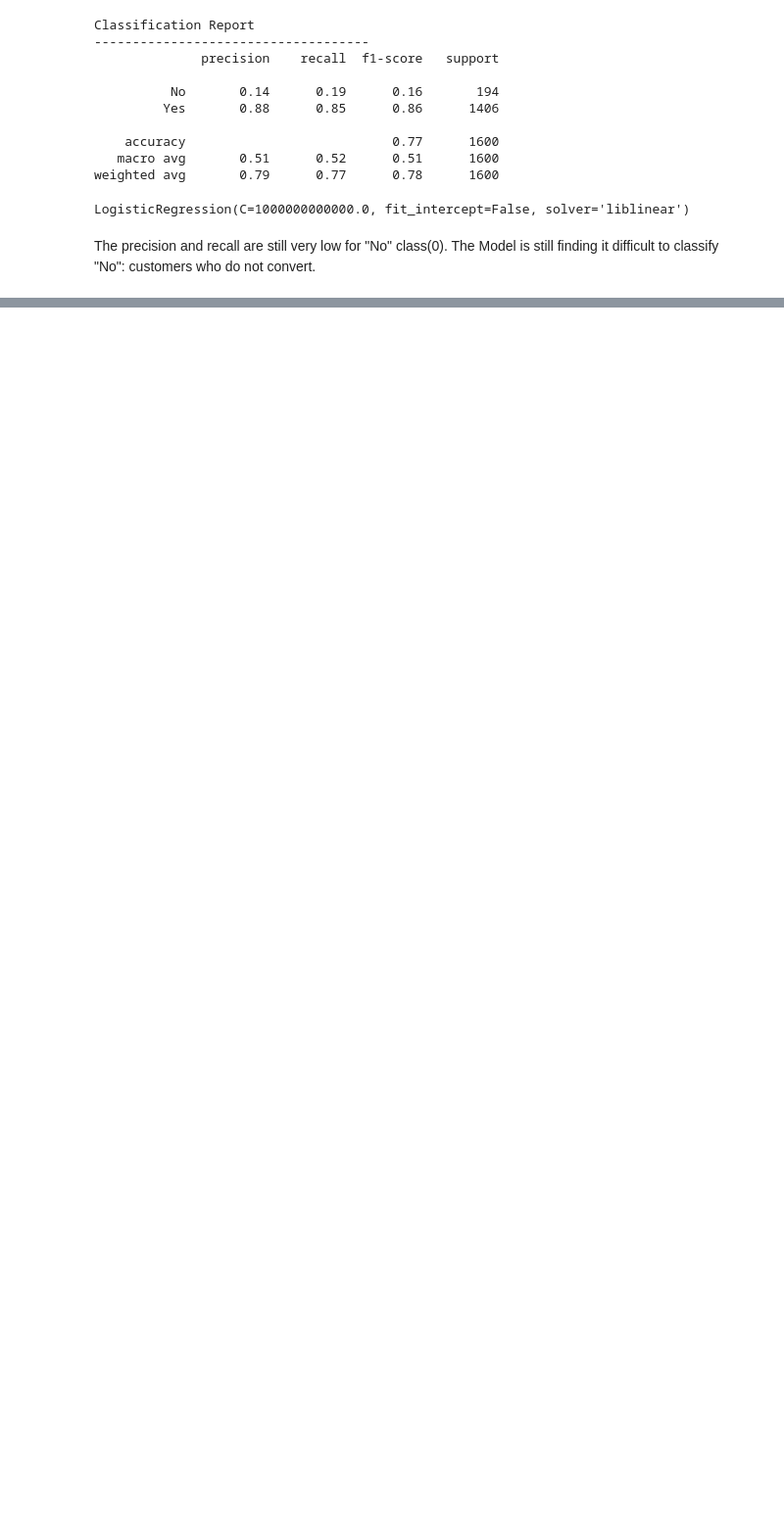
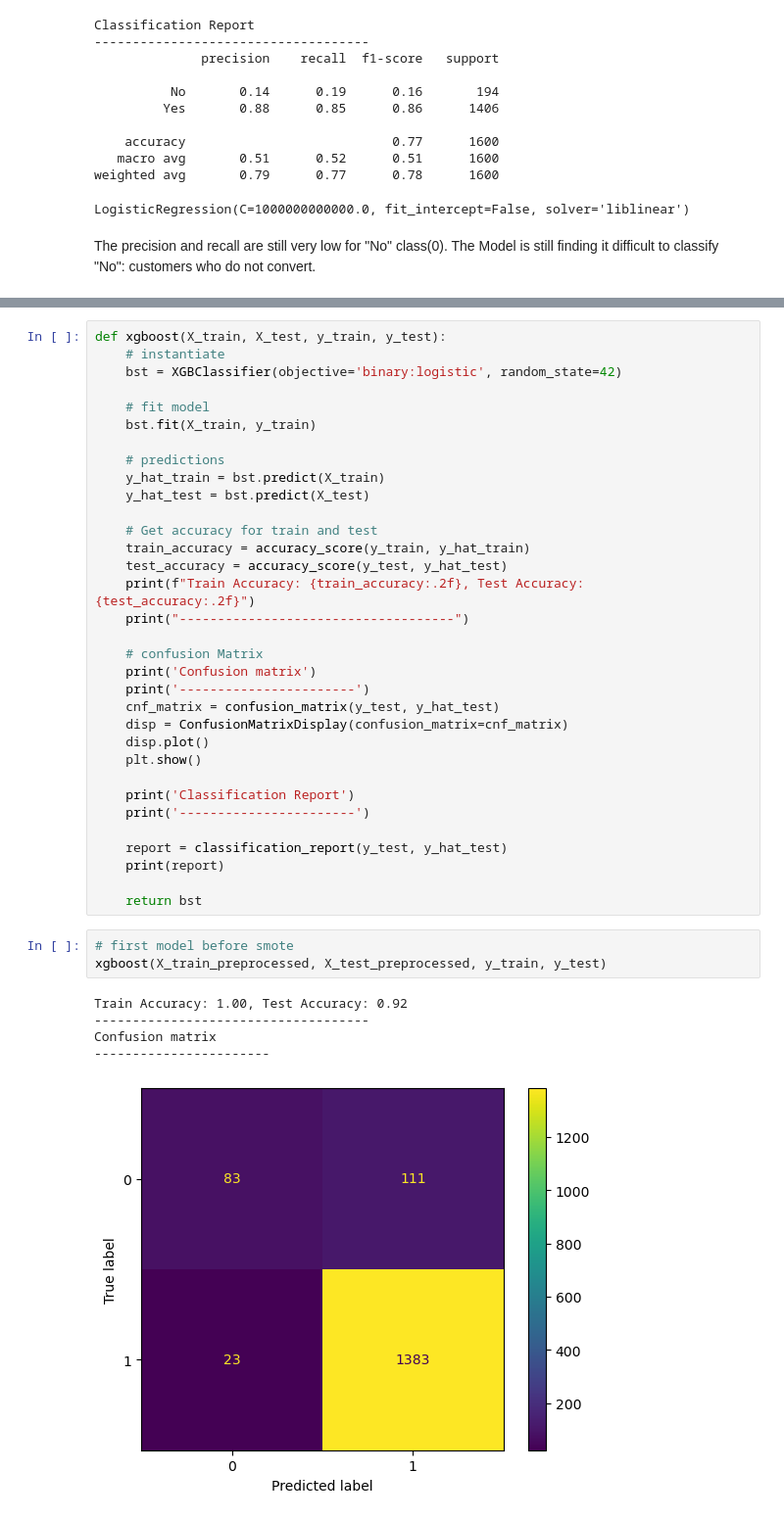
Before and after one commit to am-eric/DigitalMarketing-Analytics, a Jupyter notebook: analysis.ipynb, the cells around one changed output, grey strips where cells are left out. Shown at 98% size. Saved outputs shown, nothing was run; the diff lists cells and outputs as text; blank space fills up the shorter version.

```diff
--- a/analysis.ipynb
+++ b/analysis.ipynb
@@ -759,0 +915,42 @@ weighted avg       0.85      0.84      0.84      1600
+# %%
+def xgboost(X_train, X_test, y_train, y_test):
+    # instantiate
+    bst = XGBClassifier(objective='binary:logistic', random_state=42)
+
+    # fit model
+    bst.fit(X_train, y_train)
+
+    # predictions
+    y_hat_train = bst.predict(X_train)
+    y_hat_test = bst.predict(X_test)
+
+    # Get accuracy for train and test
+    train_accuracy = accuracy_score(y_train, y_hat_train)
+    test_accuracy = accuracy_score(y_test, y_hat_test)
+    print(f"Train Accuracy: {train_accuracy:.2f}, Test Accuracy: {test_accuracy:.2f}")
+    print("------------------------------------")
+
+    # confusion Matrix
+    print('Confusion matrix')
+    print('-----------------------')
+    cnf_matrix = confusion_matrix(y_test, y_hat_test)
+    disp = ConfusionMatrixDisplay(confusion_matrix=cnf_matrix)
+    disp.plot()
+    plt.show()
+
+    print('Classification Report')
+    print('-----------------------')
+
+    report = classification_report(y_test, y_hat_test)
+    print(report)
+
+    return bst
+# %%
+# first model before smote
+xgboost(X_train_preprocessed, X_test_preprocessed, y_train, y_test)
+# %% [output]
+Train Accuracy: 1.00, Test Accuracy: 0.92
+------------------------------------
+Confusion matrix
+-----------------------
+[figure, added]
```
Also changed, not shown: parts of 86 cells of this notebook.
